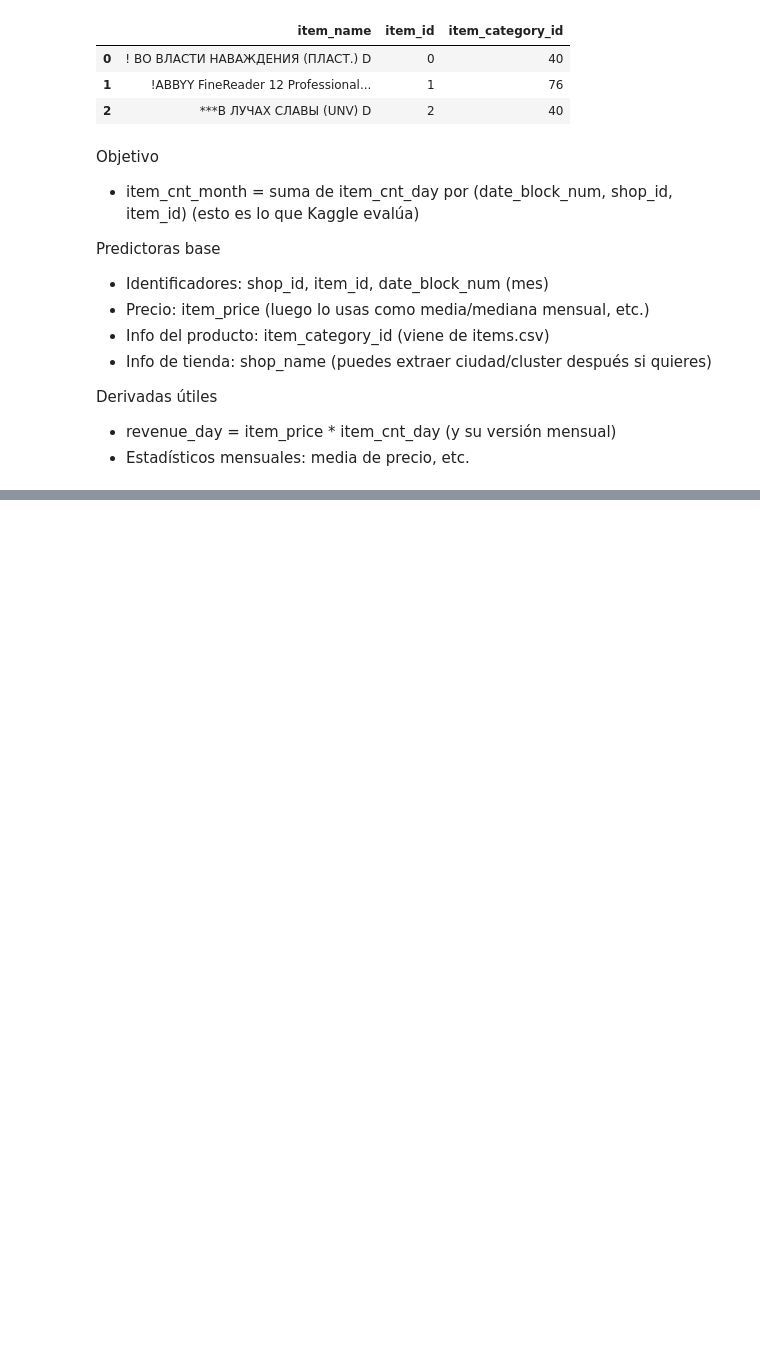
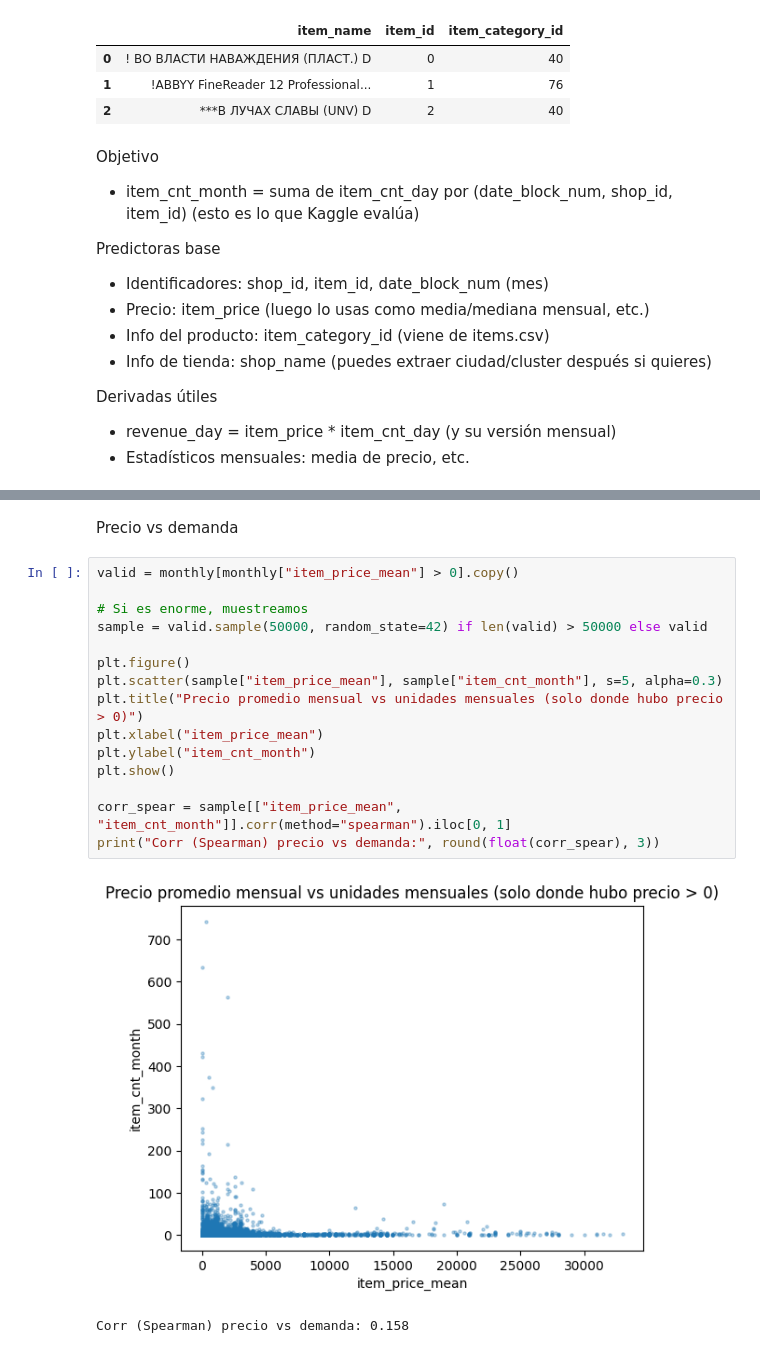
Before and after one commit to Andrea-Monserrat/Prediccion_de-_demanda_en_retail, a Jupyter notebook: Notebooks/01_EDA copy.ipynb, the cells around one changed output, grey strips where cells are left out. Cells and saved outputs as stored; diff of their text form; blank space fills up the shorter version.

```diff
--- a/Notebooks/01_EDA copy.ipynb
+++ b/Notebooks/01_EDA copy.ipynb
@@ -262,0 +306,20 @@ Corr (Spearman) precio vs demanda: 0.168
+# %% [markdown]
+Precio vs demanda
+# %%
+valid = monthly[monthly["item_price_mean"] > 0].copy()
+
+# Si es enorme, muestreamos
+sample = valid.sample(50000, random_state=42) if len(valid) > 50000 else valid
+
+plt.figure()
+plt.scatter(sample["item_price_mean"], sample["item_cnt_month"], s=5, alpha=0.3)
+plt.title("Precio promedio mensual vs unidades mensuales (solo donde hubo precio > 0)")
+plt.xlabel("item_price_mean")
+plt.ylabel("item_cnt_month")
+plt.show()
+
+corr_spear = sample[["item_price_mean", "item_cnt_month"]].corr(method="spearman").iloc[0, 1]
+print("Corr (Spearman) precio vs demanda:", round(float(corr_spear), 3))
+# %% [output]
+[figure, added]
+Corr (Spearman) precio vs demanda: 0.158
```
Also changed, not shown: parts of 25 cells of this notebook.
